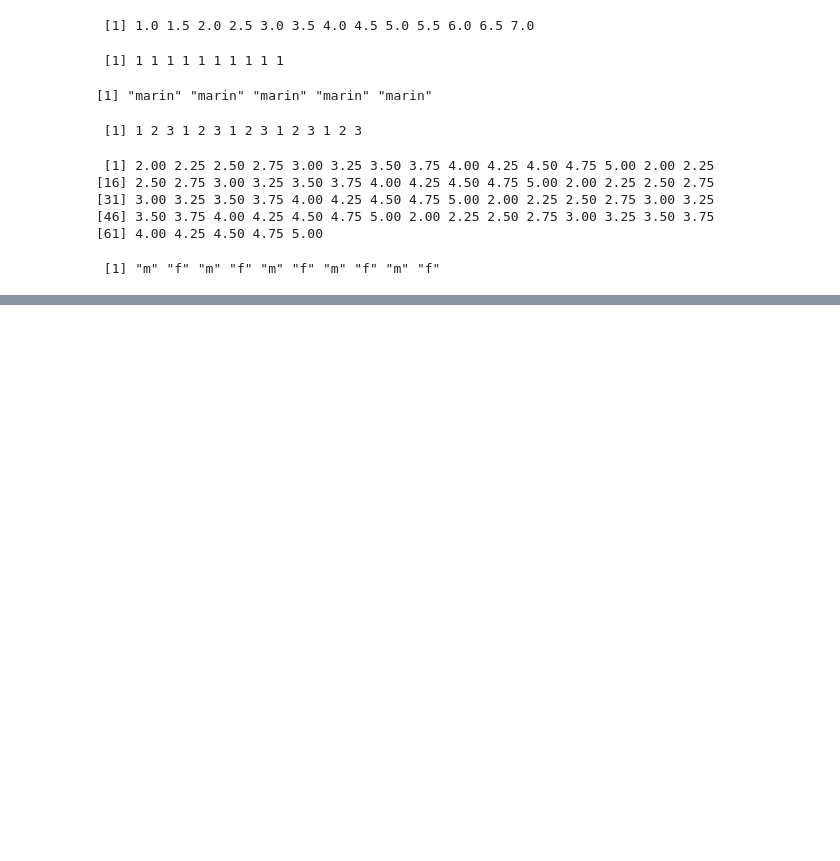
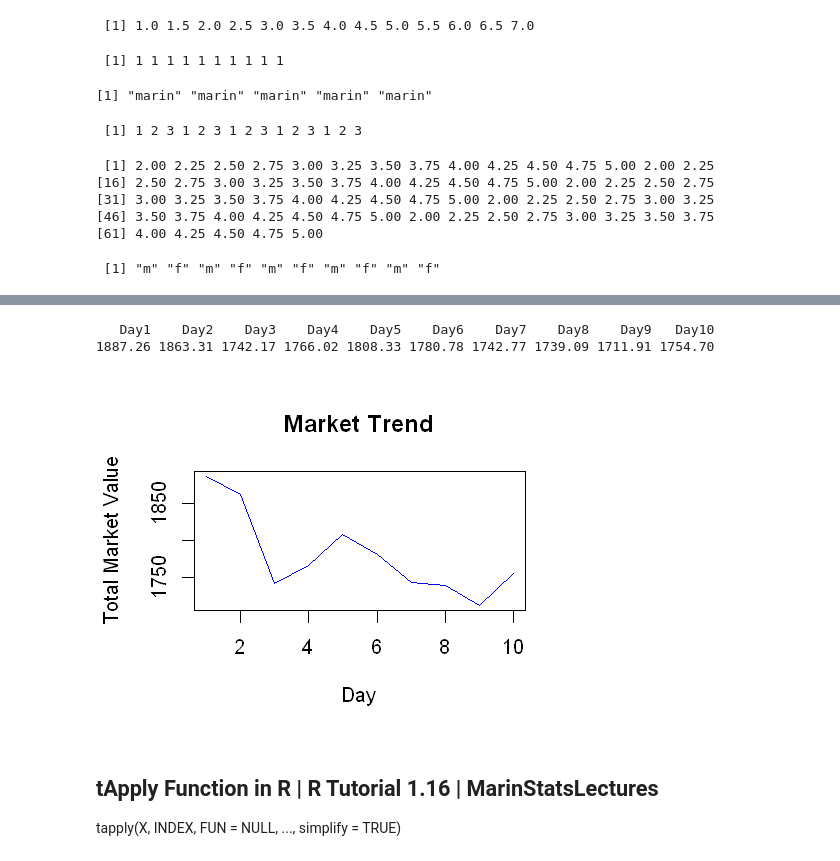
Before and after one commit to AdamYuWen/LearningProgramming, a Jupyter notebook: R/Data Science with R - R Programming for Data Science - MarinStatsLectures.ipynb, the cells around one changed output, grey strips where cells are left out. Saved outputs shown, nothing was run; the diff lists cells and outputs as text; code cells hidden in the pictures; blank space fills up the shorter version.

Commit message:
Finished chapter 1 of MarinStatsLectures.

```diff
--- a/R/Data Science with R - R Programming for Data Science - MarinStatsLectures.ipynb
+++ b/R/Data Science with R - R Programming for Data Science - MarinStatsLectures.ipynb
@@ -56,0 +404,15 @@ rep(c("m", "f"), times=5)
+# %%
+rowSums(StockData, na.rm=TRUE)
+# %% [output]
+   Day1    Day2    Day3    Day4    Day5    Day6    Day7    Day8    Day9   Day10
+1887.26 1863.31 1742.17 1766.02 1808.33 1780.78 1742.77 1739.09 1711.91 1754.70
+# %%
+plot(apply(StockData, 1, sum, na.rm=TRUE),
+     type="l", ylab="Total Market Value", xlab="Day", main="Market Trend")
+points(apply(StockData, 1, sum, na.rm=TRUE), type="l",
+       pch=16, col="blue")
+# %% [output]
+[figure, added]
+# %% [markdown]
+## tApply Function in R | R Tutorial 1.16 | MarinStatsLectures
+tapply(X, INDEX, FUN = NULL, ..., simplify = TRUE)
```
Also changed, not shown: parts of 58 cells of this notebook, 5 other files.
